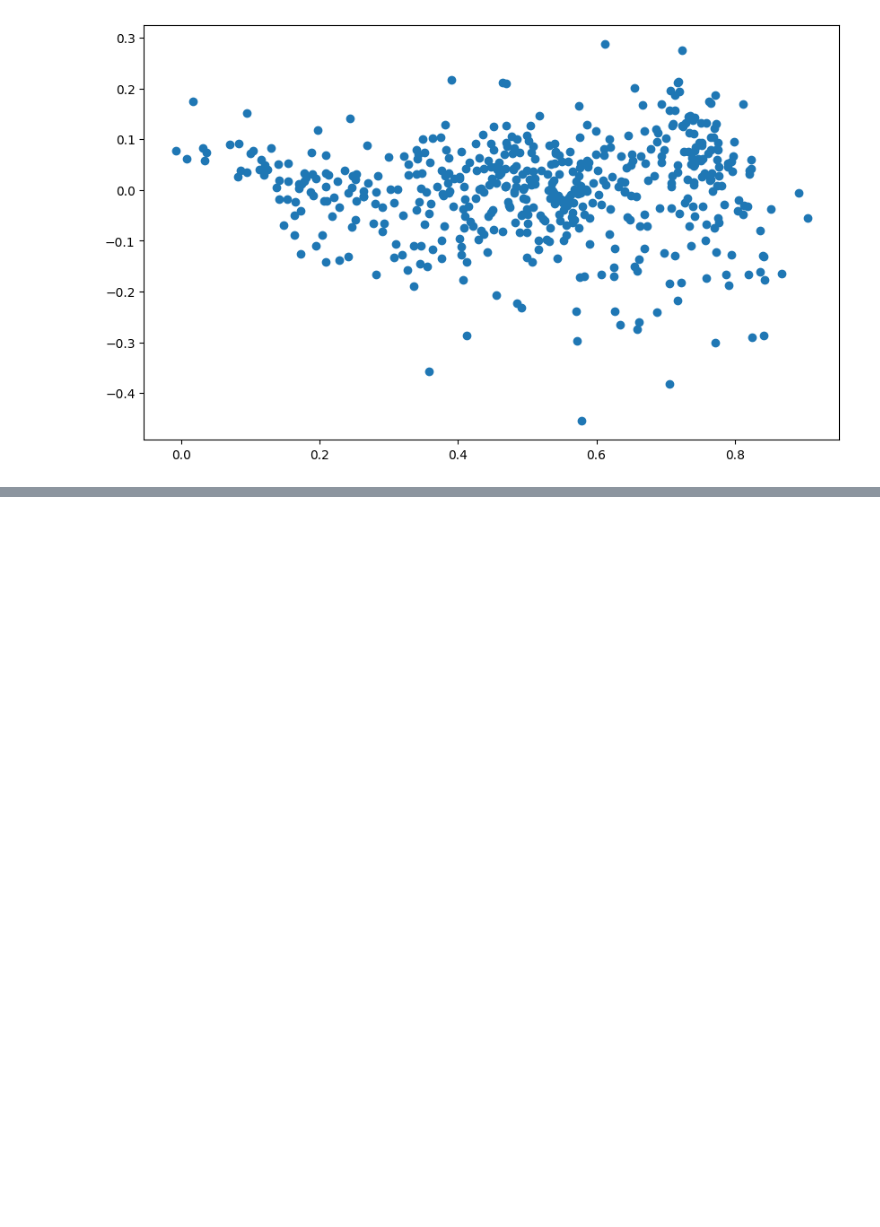
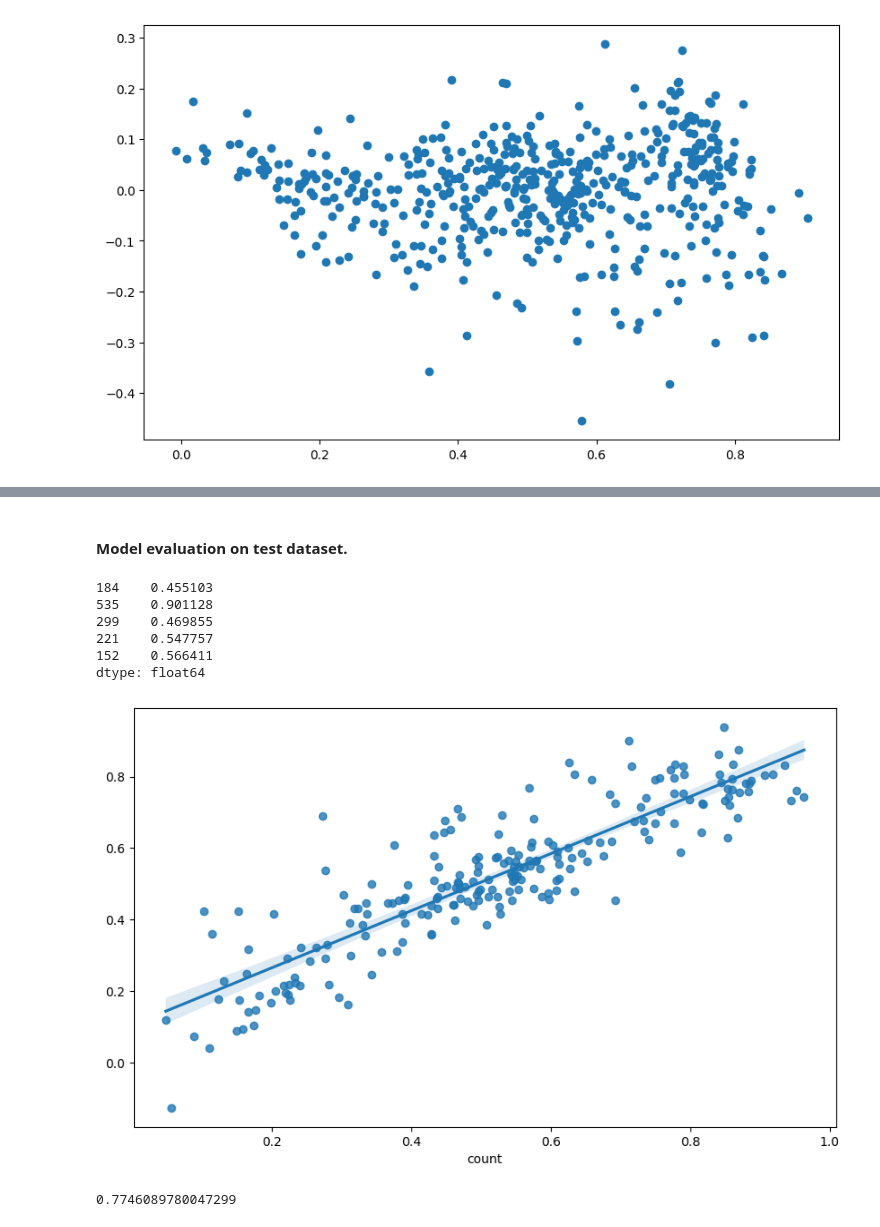
Before and after one commit to ranpariyachetan/boombikes-linearregression, a Jupyter notebook: regression-assignment.ipynb, the cells around one changed output, grey strips where cells are left out. Cells and saved outputs as stored; diff of their text form; code cells hidden in the pictures; blank space fills up the shorter version.

Commit message:
Added test model training and evaluation.

```diff
--- a/regression-assignment.ipynb
+++ b/regression-assignment.ipynb
@@ -679,0 +680,38 @@ plt.show()
+# %% [markdown]
+#### Model evaluation on test dataset.
+# %%
+X_train_rfe = X_train_rfe.drop('const', axis=1)
+# %%
+
+numric_vars = ['temp', 'humidity', 'windspeed', 'count']
+
+df_test[numric_vars] = scaler.transform(df_test[numric_vars])
+
+y_test = df_test.pop('count')
+X_test = df_test
+
+X_test_sm = X_test[X_train_rfe.columns]
+
+X_test_sm = sm.add_constant(X_test_sm)
+
+y_test_pred = sm_model.predict(X_test_sm)
+
+y_test_pred.head()
+# %% [output]
+184    0.455103
+535    0.901128
+299    0.469855
+221    0.547757
+152    0.566411
+dtype: float64
+# %%
+plt.figure(figsize=(10, 6))
+sns.regplot(x=y_test, y=y_test_pred)
+plt.show()
+# %% [output]
+[figure, added]
+# %%
+from sklearn.metrics import r2_score
+r2_score(y_test, y_test_pred)
+# %% [output]
+0.7746089780047299
```
Also changed, not shown: parts of 3 cells of this notebook.
